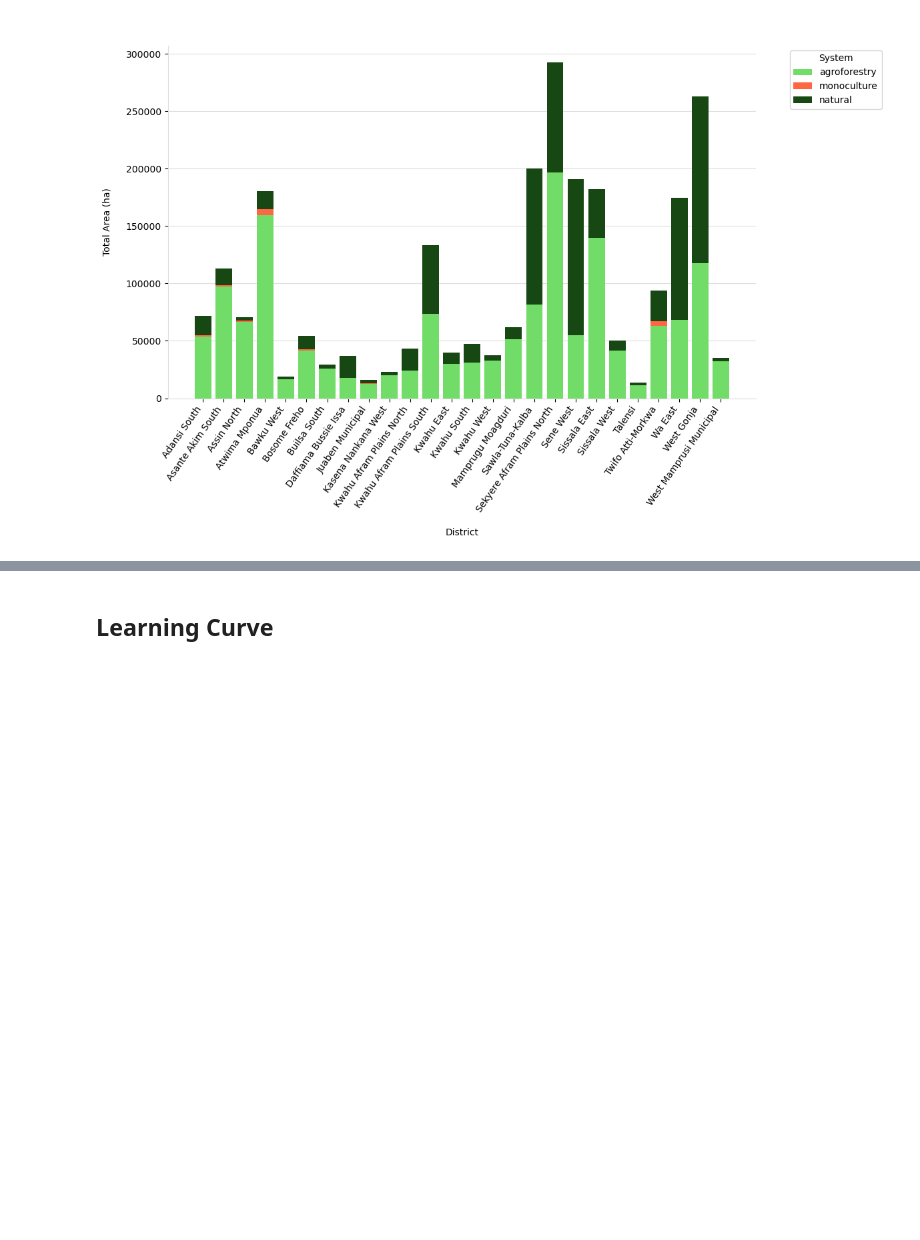
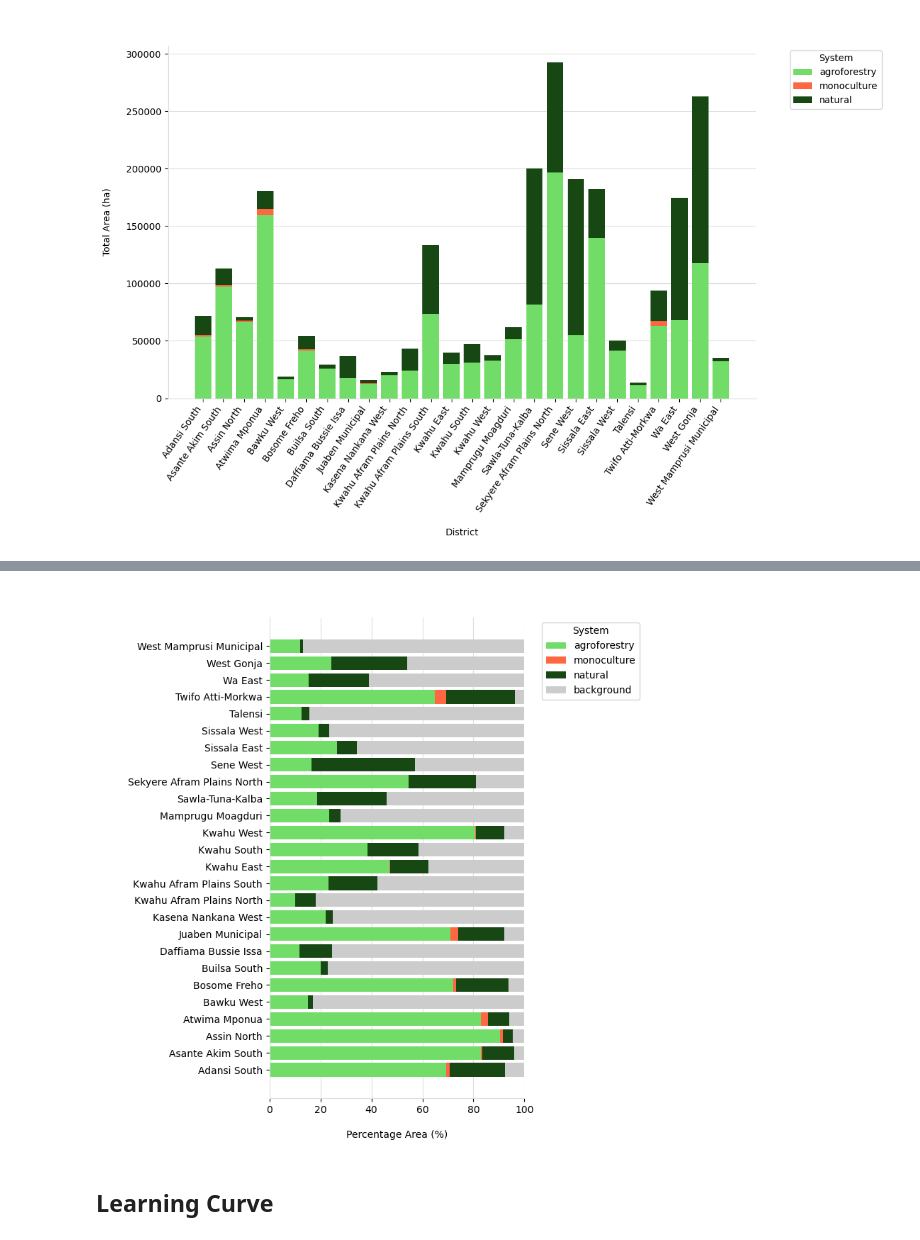
Before and after one commit to wri/plantation_classifier, a Jupyter notebook: notebooks/analyses/publication_visuals.ipynb, the cells around one changed output, grey strips where cells are left out. Cells and saved outputs as stored; diff of their text form; code cells hidden in the pictures; blank space fills up the shorter version.

```diff
--- a/notebooks/analyses/publication_visuals.ipynb
+++ b/notebooks/analyses/publication_visuals.ipynb
@@ -36,7 +33,8 @@ The autoreload extension is already loaded. To reload it, use:
 def style_axis(ax,
                xlabel: str,
                ylabel: str,
-               gridlines: bool,
+               xgrid: bool,
+               ygrid:bool,
                title: str = None,
                grid_color: str = '#DDDDDD',
                tick_format: str = None):
@@ -60,10 +58,9 @@ def style_axis(ax,
     ax.spines['left'].set_color(grid_color)
 
     # Set gridlines and axis below the plot elements
-    if gridlines:
-        ax.yaxis.grid(True, color=grid_color)
-        ax.xaxis.grid(False)
-        ax.set_axisbelow(True)
+    ax.yaxis.grid(ygrid, color=grid_color)
+    ax.xaxis.grid(xgrid,color=grid_color)
+    ax.set_axisbelow(True)
 
     # Set the axis labels
     ax.set_xlabel(xlabel, labelpad=15)
@@ -217,3 +216,6 @@ stacked_bar(
 )
 # %% [output]
 [figure]
+# %%
+df = pd.read_csv('../../data/area_assessment.csv')
+df.sum()
@@ -219,0 +285,16 @@ stacked_bar(
+# %%
+df = pd.read_csv('../../data/area_assessment.csv')
+df = df.rename(columns={'no_tree':'background'})
+
+categories = ['agroforestry', 'monoculture', 'natural', 'background']
+
+# Generate the plot
+horizontal_stacked_bar(
+    df=df.drop(columns=['no_data']),  # Exclude no_data column
+    title=" ",
+    color_dict=color_dict,
+    categories=categories,
+    output_file='../../data/figures/h_stacked_bar.png'
+)
+# %% [output]
+[figure, added]
```
Also changed, not shown: parts of 6 cells of this notebook.
